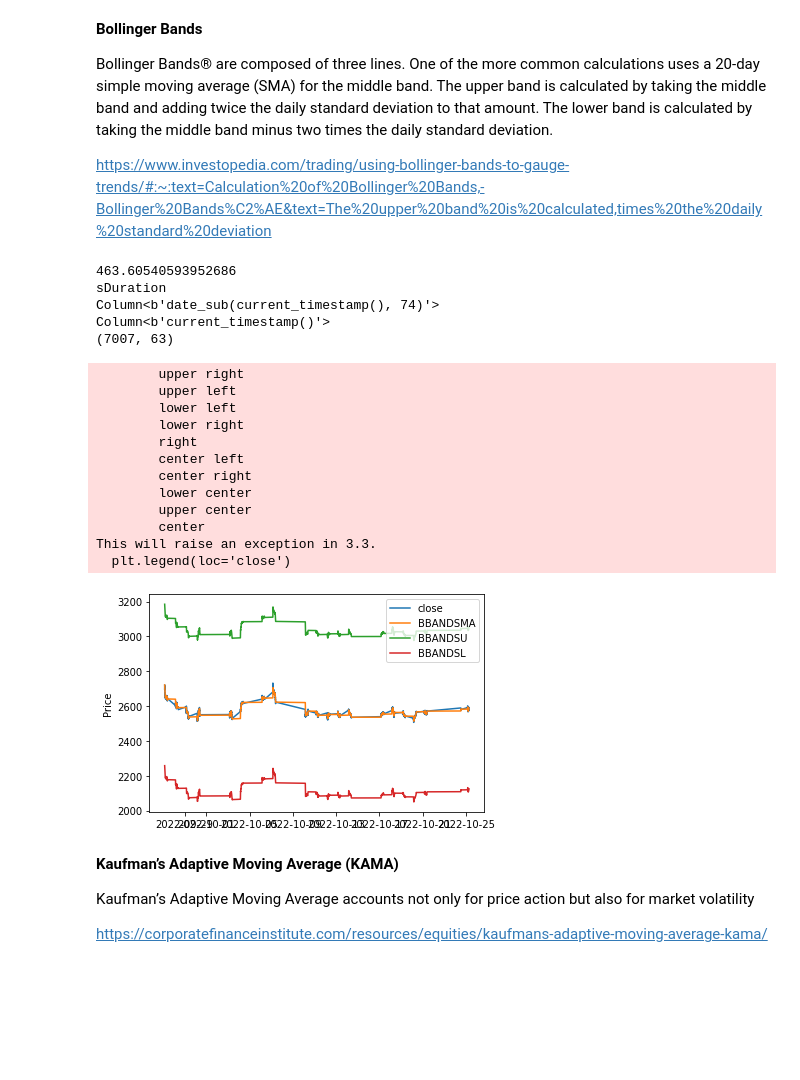
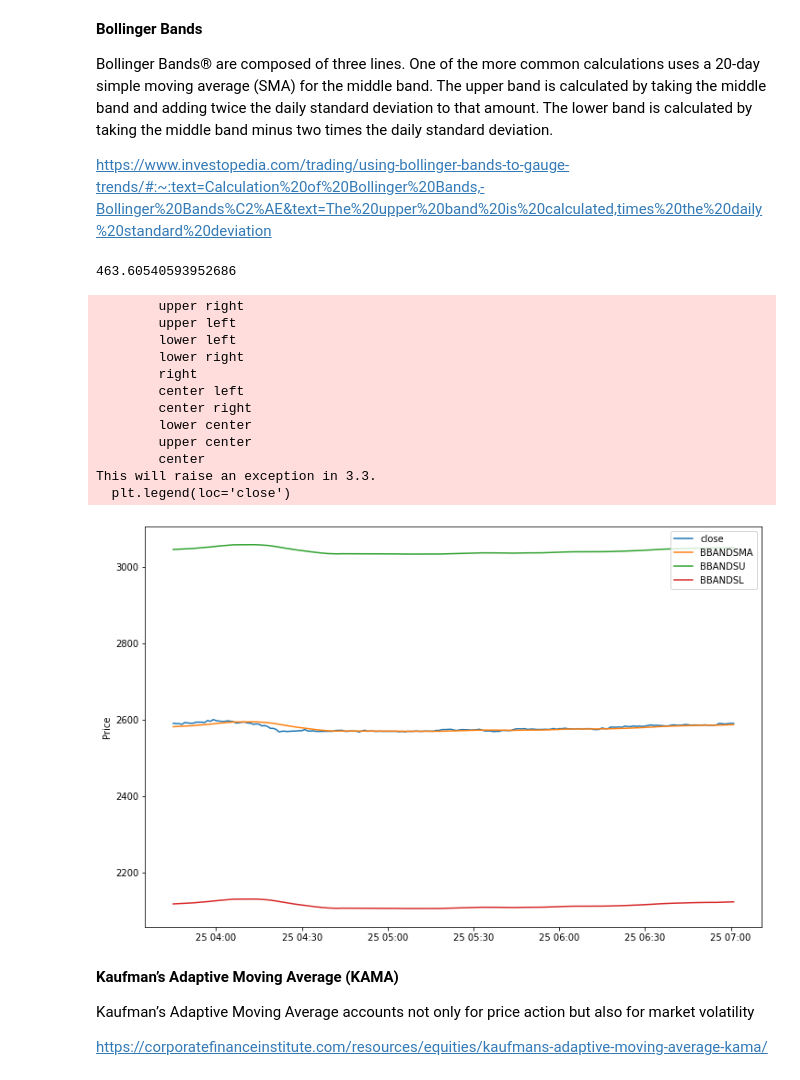
Before and after one commit to vinay-pv/DA231o-Stock-Indicators, a Jupyter notebook: Data_Riggers_Stock_Indicators.ipynb, the cells around one changed output. Saved outputs shown, nothing was run; the diff lists cells and outputs as text; code cells hidden in the pictures; blank space fills up the shorter version.

```diff
--- a/Data_Riggers_Stock_Indicators.ipynb
+++ b/Data_Riggers_Stock_Indicators.ipynb
@@ -35,7 +33,7 @@ from pyspark import SparkContext, SparkConf
 from pyspark.sql import SparkSession
 spark = SparkSession.builder\
          .master("local")\
-         .appName("Colab")\
+         .appName("Stock Indicators")\
          .config('spark.ui.port', '4050')\
          .getOrCreate()
 spark
@@ -404,27 +380,23 @@ https://www.investopedia.com/trading/using-bollinger-bands-to-gauge-trends/#:~:t
 # %%
 sDF = DFObj()
 sDF.df = oDF.df
 AnalysisDF.genBBands(sDF)
-sDF.plot(plIndList = ["close","BBANDSMA", "BBANDSU", "BBANDSL"])
+sDF.plot(plIndList = ["close","BBANDSMA", "BBANDSU", "BBANDSL"], sDuration=2, eDuration=1)
 # %% [output]
 463.60540593952686
-sDuration
-Column<b'date_sub(current_timestamp(), 74)'>
-Column<b'current_timestamp()'>
-(7007, 63)
         upper right
         upper left
         lower left
         lower right
         right
         center left
         center right
         lower center
         upper center
         center
 This will raise an exception in 3.3.
   plt.legend(loc='close')
-[figure, old version]
+[figure, new version]
 # %% [markdown]
 **Kaufman’s Adaptive Moving Average (KAMA)**
 
```
Also changed, not shown: parts of 15 cells of this notebook.
